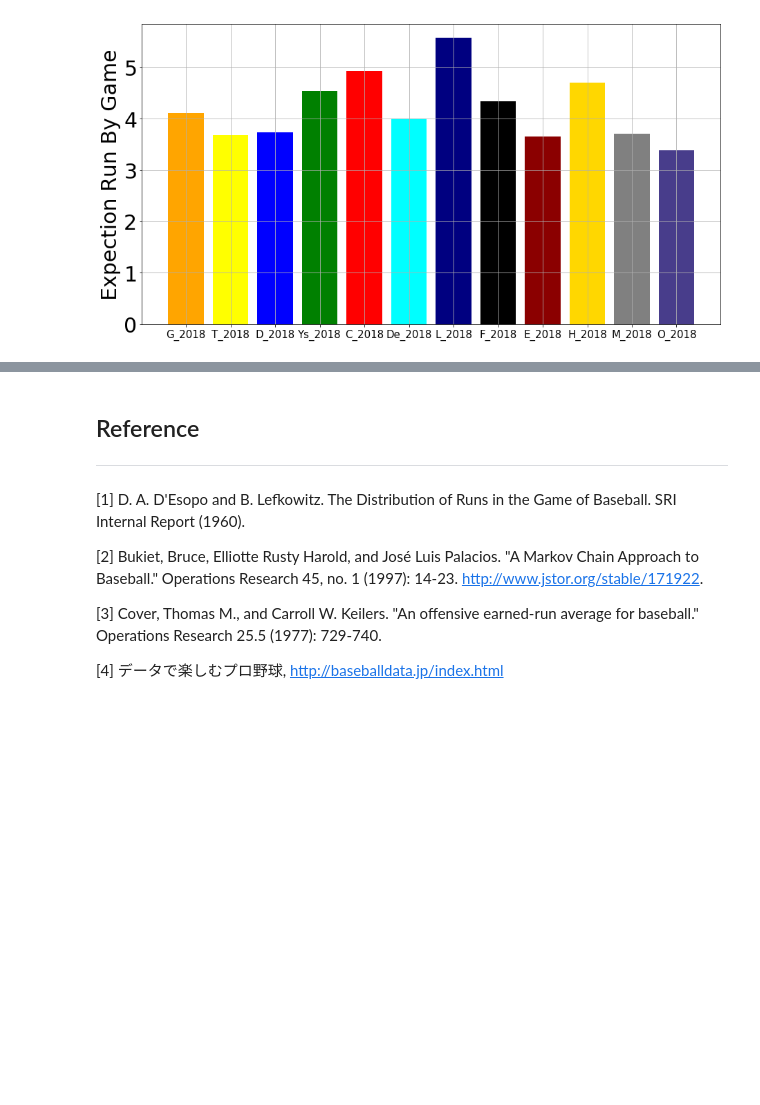
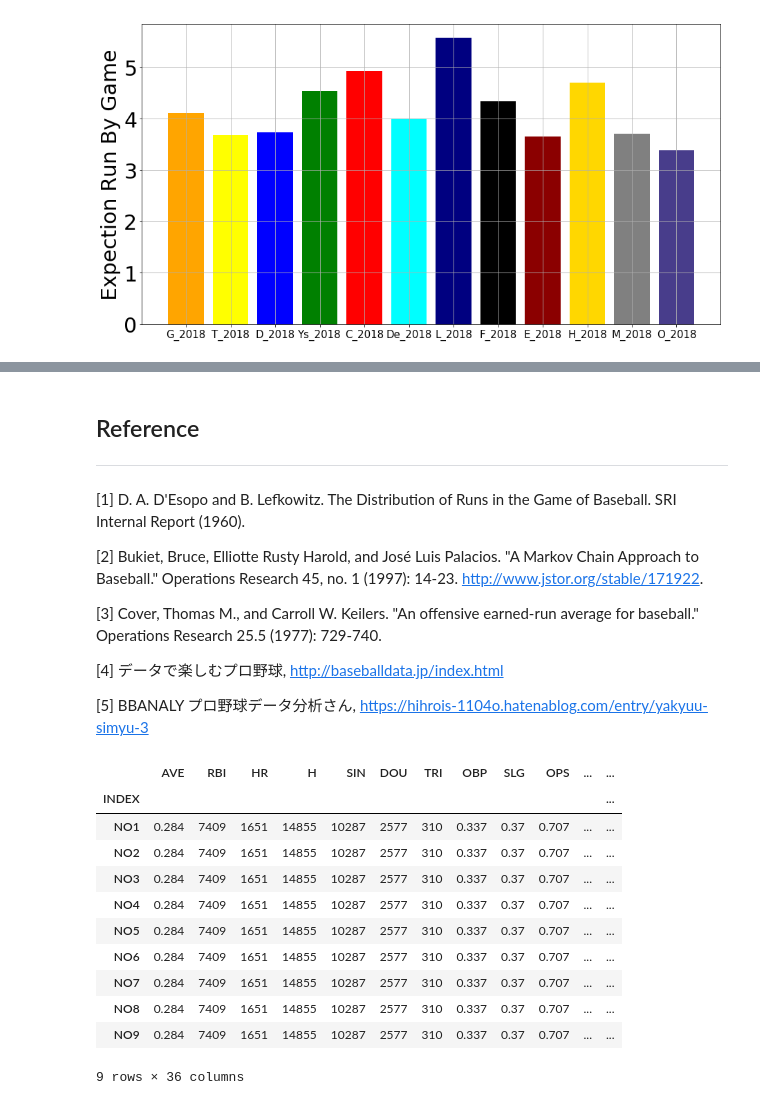
Before and after one commit to Toroi0610/Baseball, a Jupyter notebook: Markov_process.ipynb, the cells around one changed output, grey strips where cells are left out. Cells and saved outputs as stored; diff of their text form; code cells hidden in the pictures; blank space fills up the shorter version.

```diff
--- a/Markov_process.ipynb
+++ b/Markov_process.ipynb
@@ -699,3 +1024,25 @@ plt.show()
 [3] Cover, Thomas M., and Carroll W. Keilers. "An offensive earned-run average for baseball." Operations Research 25.5 (1977): 729-740.
 
 [4] データで楽しむプロ野球, http://baseballdata.jp/index.html
+
+[5] BBANALY プロ野球データ分析さん, https://hihrois-1104o.hatenablog.com/entry/yakyuu-simyu-3
+# %%
+# 確率を計算するチームを決定
+folder = "data_csv/batting_number_data/"
+
+# 打順別成績のロード
+table = pd.read_csv(folder+"NPB_2018_batting_average.csv", index_col="INDEX")
+table.head(10)
+# %% [output]
+|  | AVE | RBI | HR | H | SIN | DOU | TRI | OBP | SLG | OPS | ... | ... |
+| INDEX |  |  |  |  |  |  |  |  |  |  |  | ... |
+| NO1 | 0.284 | 7409 | 1651 | 14855 | 10287 | 2577 | 310 | 0.337 | 0.37 | 0.707 | ... | ... |
+| NO2 | 0.284 | 7409 | 1651 | 14855 | 10287 | 2577 | 310 | 0.337 | 0.37 | 0.707 | ... | ... |
+| NO3 | 0.284 | 7409 | 1651 | 14855 | 10287 | 2577 | 310 | 0.337 | 0.37 | 0.707 | ... | ... |
+| NO4 | 0.284 | 7409 | 1651 | 14855 | 10287 | 2577 | 310 | 0.337 | 0.37 | 0.707 | ... | ... |
+| NO5 | 0.284 | 7409 | 1651 | 14855 | 10287 | 2577 | 310 | 0.337 | 0.37 | 0.707 | ... | ... |
+| NO6 | 0.284 | 7409 | 1651 | 14855 | 10287 | 2577 | 310 | 0.337 | 0.37 | 0.707 | ... | ... |
+| NO7 | 0.284 | 7409 | 1651 | 14855 | 10287 | 2577 | 310 | 0.337 | 0.37 | 0.707 | ... | ... |
+| NO8 | 0.284 | 7409 | 1651 | 14855 | 10287 | 2577 | 310 | 0.337 | 0.37 | 0.707 | ... | ... |
+| NO9 | 0.284 | 7409 | 1651 | 14855 | 10287 | 2577 | 310 | 0.337 | 0.37 | 0.707 | ... | ... |
+9 rows × 36 columns
```
Also changed, not shown: parts of 23 cells of this notebook.
